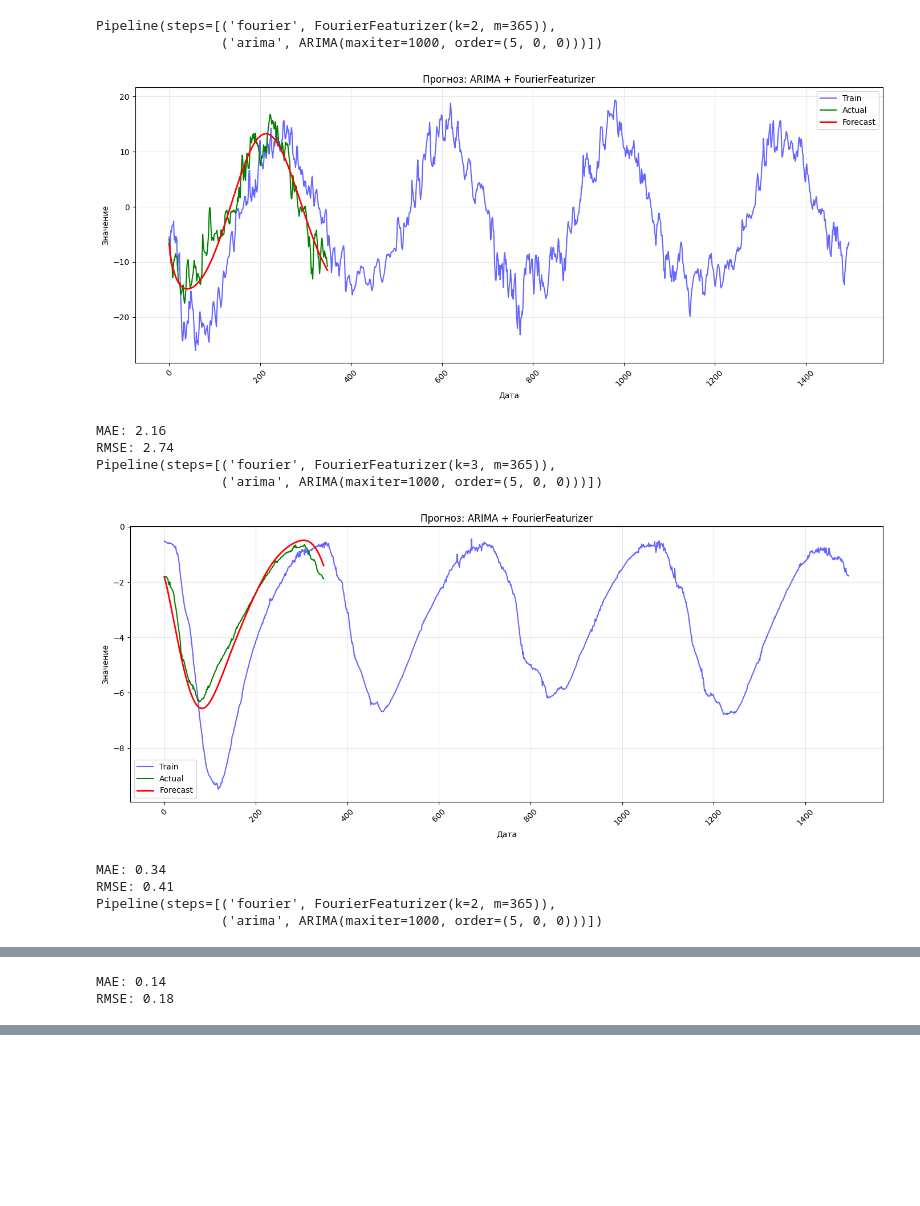
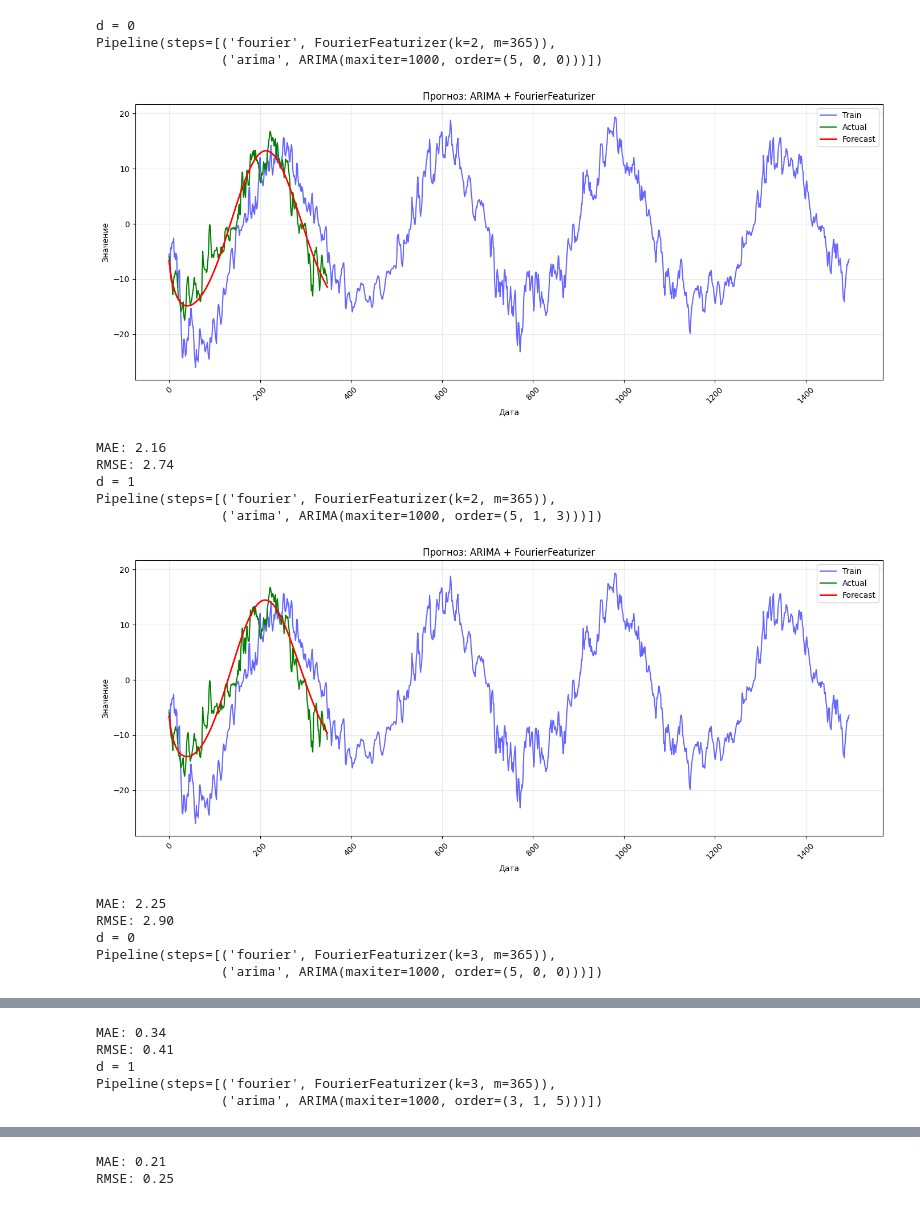
Before and after one commit to mefodyvaulin/ml-salekhard, a Jupyter notebook: furier_arima/fitting.ipynb, the cells around one changed output, grey strips where cells are left out. Cells and saved outputs as stored; diff of their text form; code cells hidden in the pictures; blank space fills up the shorter version.

```diff
--- a/furier_arima/fitting.ipynb
+++ b/furier_arima/fitting.ipynb
@@ -10,6 +10,6 @@ depths = [0, 5, 10]
 for i in range(len(depths)):
     depth = depths[i]
     train = df_train[f'48-1 ({depth})']
-    pipe = grid_search(train, 0, range(0,6), [0], [1,2,3,5,7,10])
-    joblib.dump(pipe, f"models/arima_{depth}.pkl")
+    pipe = grid_search(train, 1, range(0,6), range(0, 6), [1,2,3,5,7,10])
+    joblib.dump(pipe, f"models/diff_1/arima_{depth}.pkl")
 # %% [output]
@@ -19,24 +19,30 @@ Best Model =  ARIMA(5,0,0)(0,0,0)[0] intercept, k = 2
 # %%
 depths = [0, 5, 10]
+diffs = [0, 1]
 for depth in depths:
     train = df_train[f'48-1 ({depth})']
     test = df_test[f'48-1 ({depth})']
-    pipe = joblib.load(f"models/arima_{depth}.pkl")
-    print(pipe)
+    for d in diffs:
+        print(f'd = {d}')
+        pipe = joblib.load(f"models/diff_{d}/arima_{depth}.pkl")
+        print(pipe)
 
-    forecast = pipe.predict(n_periods=len(test), return_conf_int=False)
-    plot_forecast(train, test, forecast)
-    print_metrics(forecast, test)
+        forecast = pipe.predict(n_periods=len(test), return_conf_int=False)
+        plot_forecast(train, test, forecast)
+        print_metrics(forecast, test)
 # %% [output]
+d = 0
 Pipeline(steps=[('fourier', FourierFeaturizer(k=2, m=365)),
                 ('arima', ARIMA(maxiter=1000, order=(5, 0, 0)))])
 [figure]
 MAE: 2.16
 RMSE: 2.74
-Pipeline(steps=[('fourier', FourierFeaturizer(k=3, m=365)),
-                ('arima', ARIMA(maxiter=1000, order=(5, 0, 0)))])
+d = 1
+Pipeline(steps=[('fourier', FourierFeaturizer(k=2, m=365)),
+                ('arima', ARIMA(maxiter=1000, order=(5, 1, 3)))])
-[figure, old version]
+[figure, new version]
-MAE: 0.34
-RMSE: 0.41
-Pipeline(steps=[('fourier', FourierFeaturizer(k=2, m=365)),
+MAE: 2.25
+RMSE: 2.90
+d = 0
+Pipeline(steps=[('fourier', FourierFeaturizer(k=3, m=365)),
                 ('arima', ARIMA(maxiter=1000, order=(5, 0, 0)))])
@@ -44,2 +50,5 @@ Pipeline(steps=[('fourier', FourierFeaturizer(k=2, m=365)),
-MAE: 0.14
-RMSE: 0.18
+MAE: 0.34
+RMSE: 0.41
+d = 1
+Pipeline(steps=[('fourier', FourierFeaturizer(k=3, m=365)),
+                ('arima', ARIMA(maxiter=1000, order=(3, 1, 5)))])
@@ -45,0 +68,2 @@ RMSE: 0.18
+MAE: 0.21
+RMSE: 0.25
```
Also changed, not shown: parts of 2 cells of this notebook, 20 other files.
